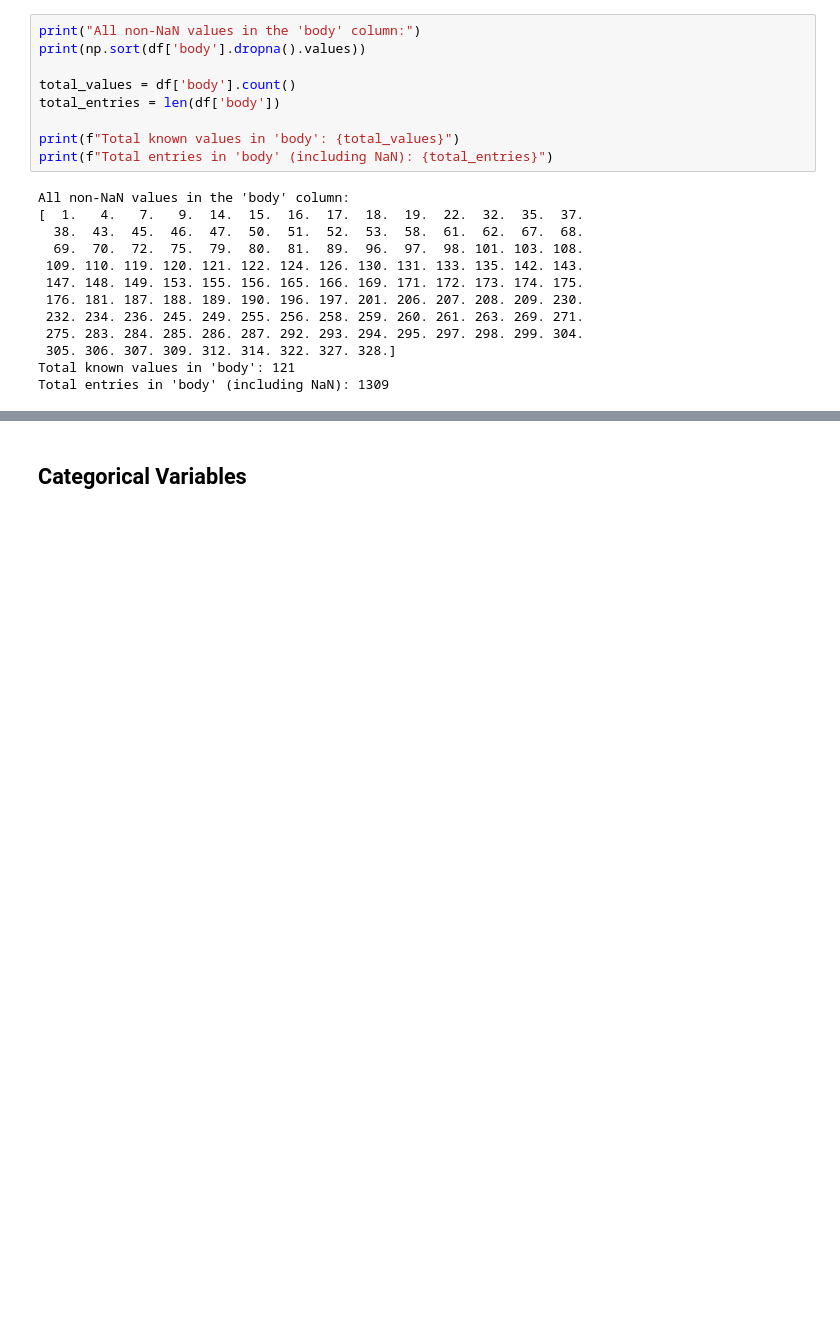
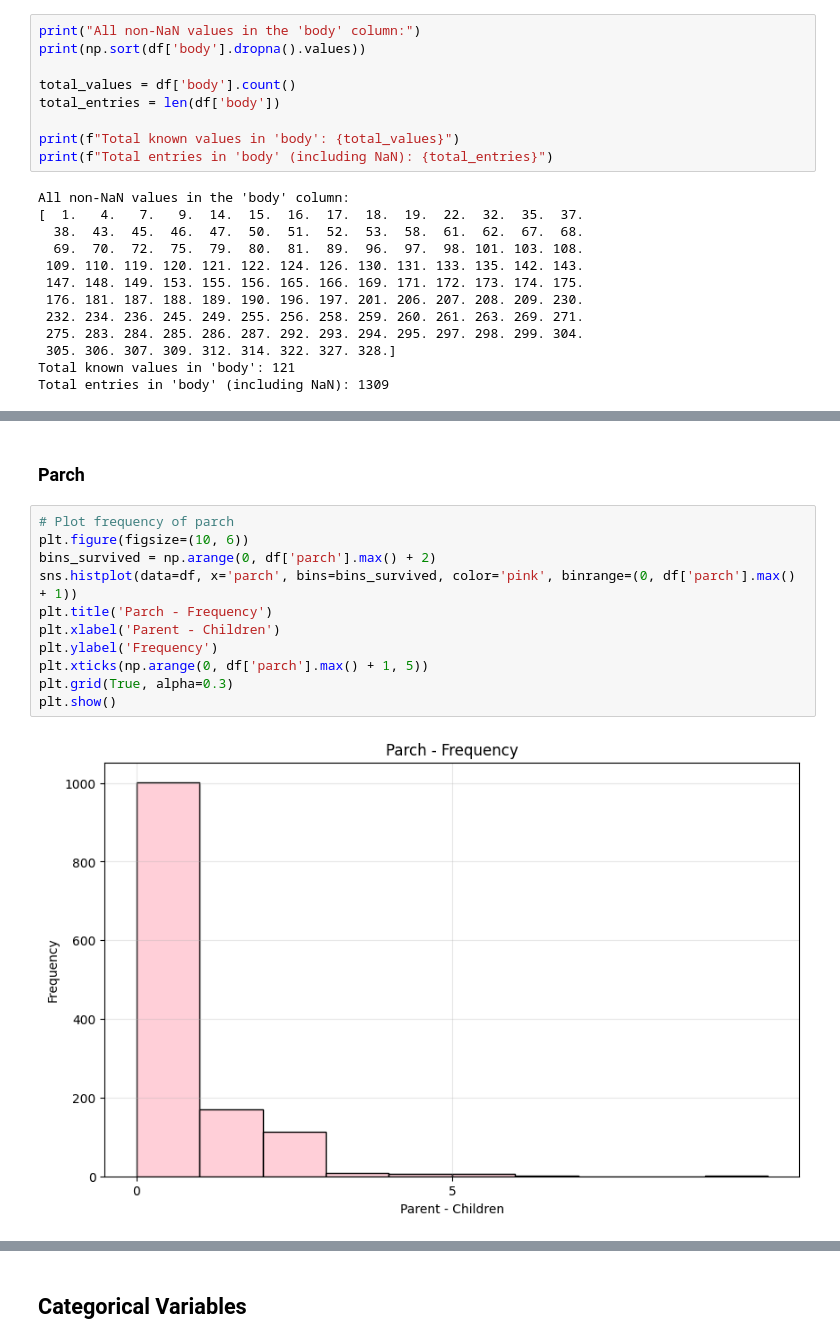
Before and after one commit to catebros/ML-fundamentals-2025, a Jupyter notebook: assignment_1_caterinamaria_barberoros[_barberoros].ipynb, the cells around one changed output, grey strips where cells are left out. Cells and saved outputs as stored; diff of their text form; blank space fills up the shorter version.

```diff
--- a/assignment_1_caterinamaria_barberoros[_barberoros].ipynb
+++ b/assignment_1_caterinamaria_barberoros[_barberoros].ipynb
@@ -427,0 +435,15 @@ Passing `palette` without assigning `hue` is deprecated and will be removed in v
+# %% [markdown]
+### Parch
+# %%
+# Plot frequency of parch
+plt.figure(figsize=(10, 6))
+bins_survived = np.arange(0, df['parch'].max() + 2)
+sns.histplot(data=df, x='parch', bins=bins_survived, color='pink', binrange=(0, df['parch'].max() + 1))
+plt.title('Parch - Frequency')
+plt.xlabel('Parent - Children')
+plt.ylabel('Frequency')
+plt.xticks(np.arange(0, df['parch'].max() + 1, 5))
+plt.grid(True, alpha=0.3)
+plt.show()
+# %% [output]
+[figure, added]
```
Also changed, not shown: parts of 90 cells of this notebook, 1 other file.
